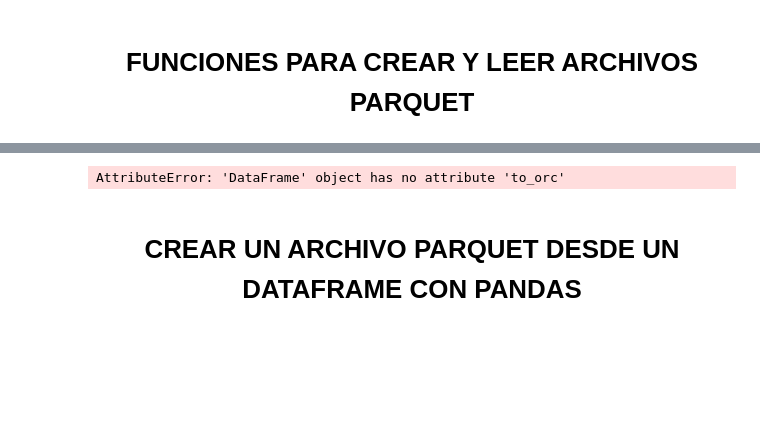
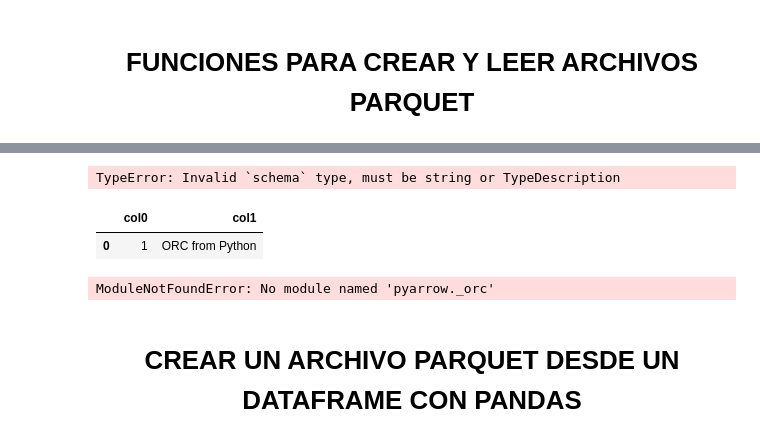
Before and after one commit to JorgeCardona/skills, a Jupyter notebook: Hadoop-Spark Dockerizados/Fundamentos/Hadoop_Fundamentos.ipynb, the cells around one changed output, grey strips where cells are left out. Drawn from its saved outputs; the diff is of its cells as text; code cells hidden in the pictures; blank space fills up the shorter version.

```diff
--- a/Hadoop-Spark Dockerizados/Fundamentos/Hadoop_Fundamentos.ipynb
+++ b/Hadoop-Spark Dockerizados/Fundamentos/Hadoop_Fundamentos.ipynb
@@ -283,9 +287,39 @@ ModuleNotFoundError: No module named 'pyarrow.orc'
-# %%
-df = pd.DataFrame(data={'col1': [1, 2], 'col2': [4, 3]})
-df.to_orc('df.orc')
-pd.read_orc('df.orc')
-# %% [output]
-AttributeError: 'DataFrame' object has no attribute 'to_orc'
+# %%
+#!pip install pyorc
+
+import pyorc
+
+with open("./new_data.orc", "wb") as data:
+    with pyorc.Writer(data,pandas_filas) as writer:
+        writer.write((1, "ORC from Python"))
+# %% [output]
+TypeError: Invalid `schema` type, must be string or TypeDescription
+# %%
+import pyorc
+import pandas as pd
+data = open('new_data.orc','rb')
+reader = pyorc.Reader(data)
+columns = reader.schema.fields
+columns =[col_name for col_idx,col_name in sorted(
+[
+    (reader.schema.find_column_id(c), c) for c in columns
+]
+)]
+df=pd.DataFrame(reader,columns=columns)
+df.to_csv('file1.csv')
+df
+# %% [output]
+|  | col0 | col1 |
+| 0 | 1 | ORC from Python |
+# %%
+import pandas as pd
+import pyarrow as pa
+from pyarrow._orc import orc
+orc.read_table("new_data.orc").to_pandas()
+orc.write_table(pa.table({"col1": [1, 2, 3]}), "test.orc")
+orc.read_table("test.orc").to_pandas()
+# %% [output]
+ModuleNotFoundError: No module named 'pyarrow._orc'
 # %% [markdown]
 # <center> CREAR UN ARCHIVO PARQUET DESDE UN DATAFRAME CON **PANDAS**</center>
 # %%
```
Also changed, not shown: parts of 8 cells of this notebook, 5 other files.
